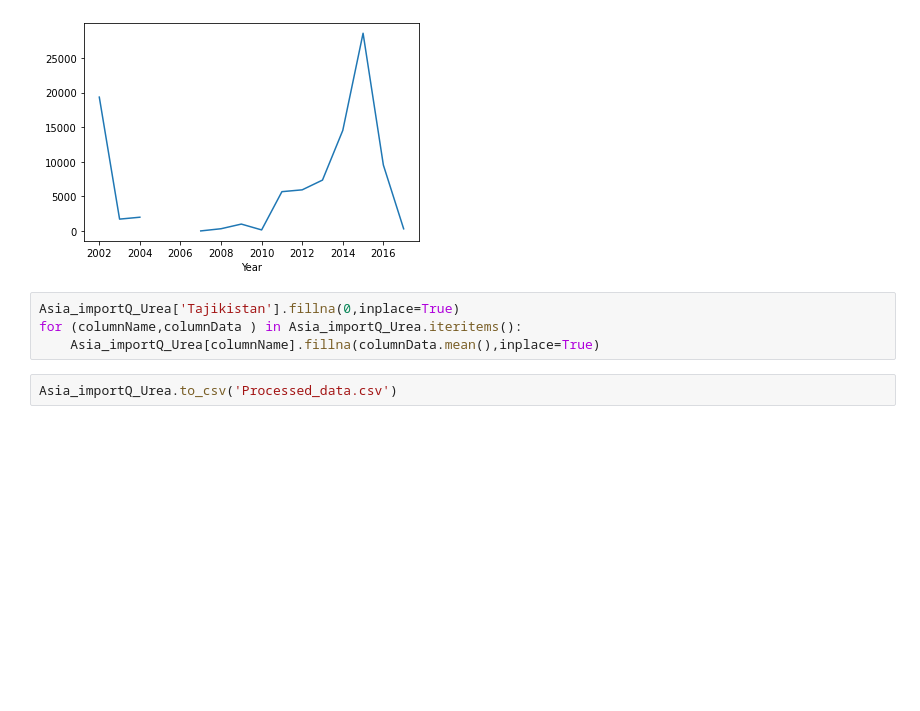
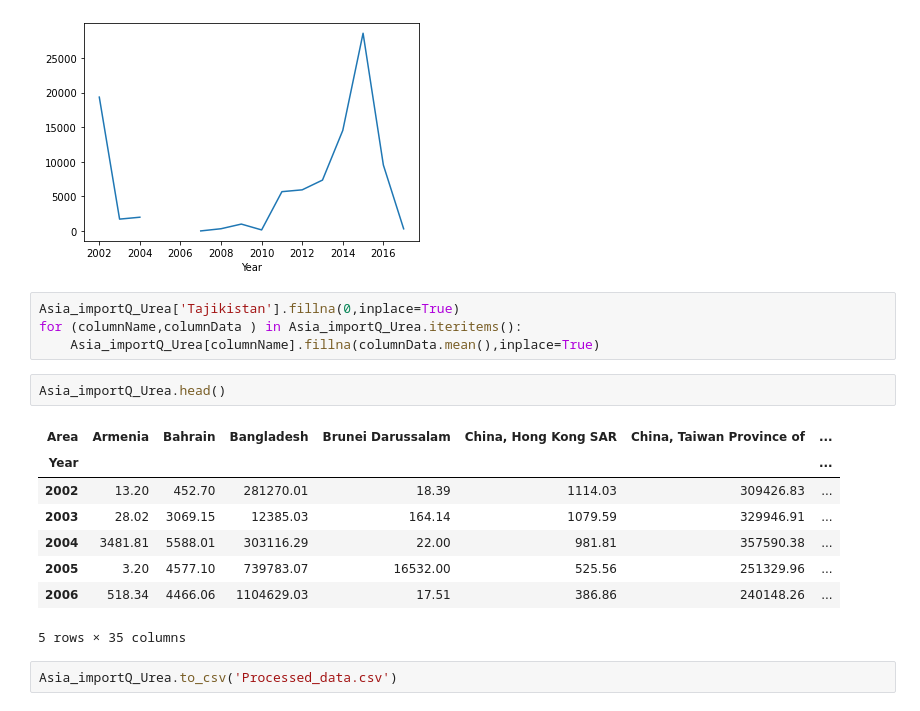
Before and after one commit to RominaShin/Computational-Intelligence-Course-Project, a Jupyter notebook: code/Processed_Data.ipynb, the cells around one changed output. Cells and saved outputs as stored; diff of their text form; blank space fills up the shorter version.

```diff
--- a/code/Processed_Data.ipynb
+++ b/code/Processed_Data.ipynb
@@ -92,5 +92,16 @@ Asia_importQ_Urea['Tajikistan'].plot()
 Asia_importQ_Urea['Tajikistan'].fillna(0,inplace=True)
 for (columnName,columnData ) in Asia_importQ_Urea.iteritems():
     Asia_importQ_Urea[columnName].fillna(columnData.mean(),inplace=True)
+# %%
+Asia_importQ_Urea.head()
+# %% [output]
+| Area | Armenia | Bahrain | Bangladesh | Brunei Darussalam | China, Hong Kong SAR | China, Taiwan Province of | ... |
+| Year |  |  |  |  |  |  | ... |
+| 2002 | 13.20 | 452.70 | 281270.01 | 18.39 | 1114.03 | 309426.83 | ... |
+| 2003 | 28.02 | 3069.15 | 12385.03 | 164.14 | 1079.59 | 329946.91 | ... |
+| 2004 | 3481.81 | 5588.01 | 303116.29 | 22.00 | 981.81 | 357590.38 | ... |
+| 2005 | 3.20 | 4577.10 | 739783.07 | 16532.00 | 525.56 | 251329.96 | ... |
+| 2006 | 518.34 | 4466.06 | 1104629.03 | 17.51 | 386.86 | 240148.26 | ... |
+5 rows × 35 columns
 # %%
 Asia_importQ_Urea.to_csv('Processed_data.csv')
```
